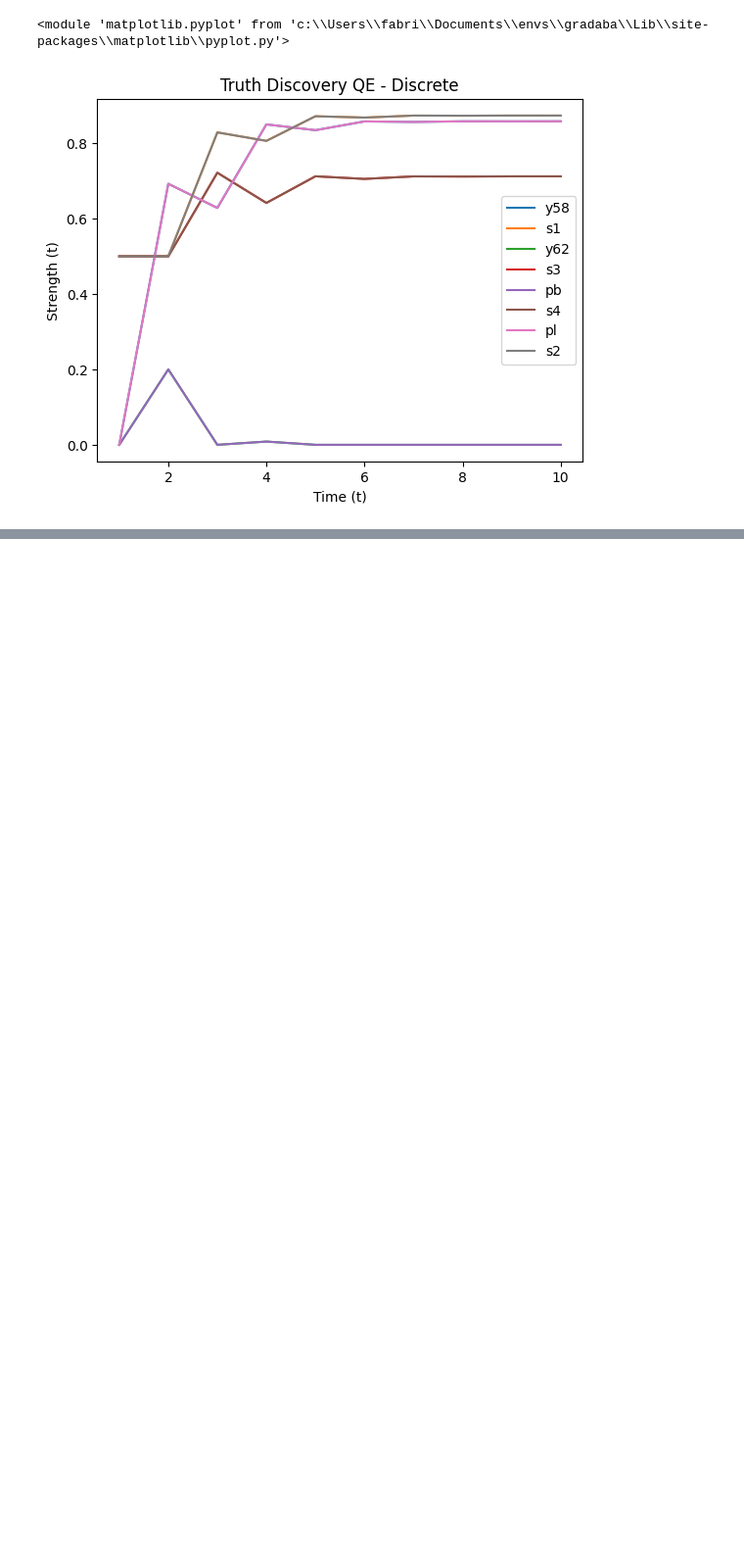
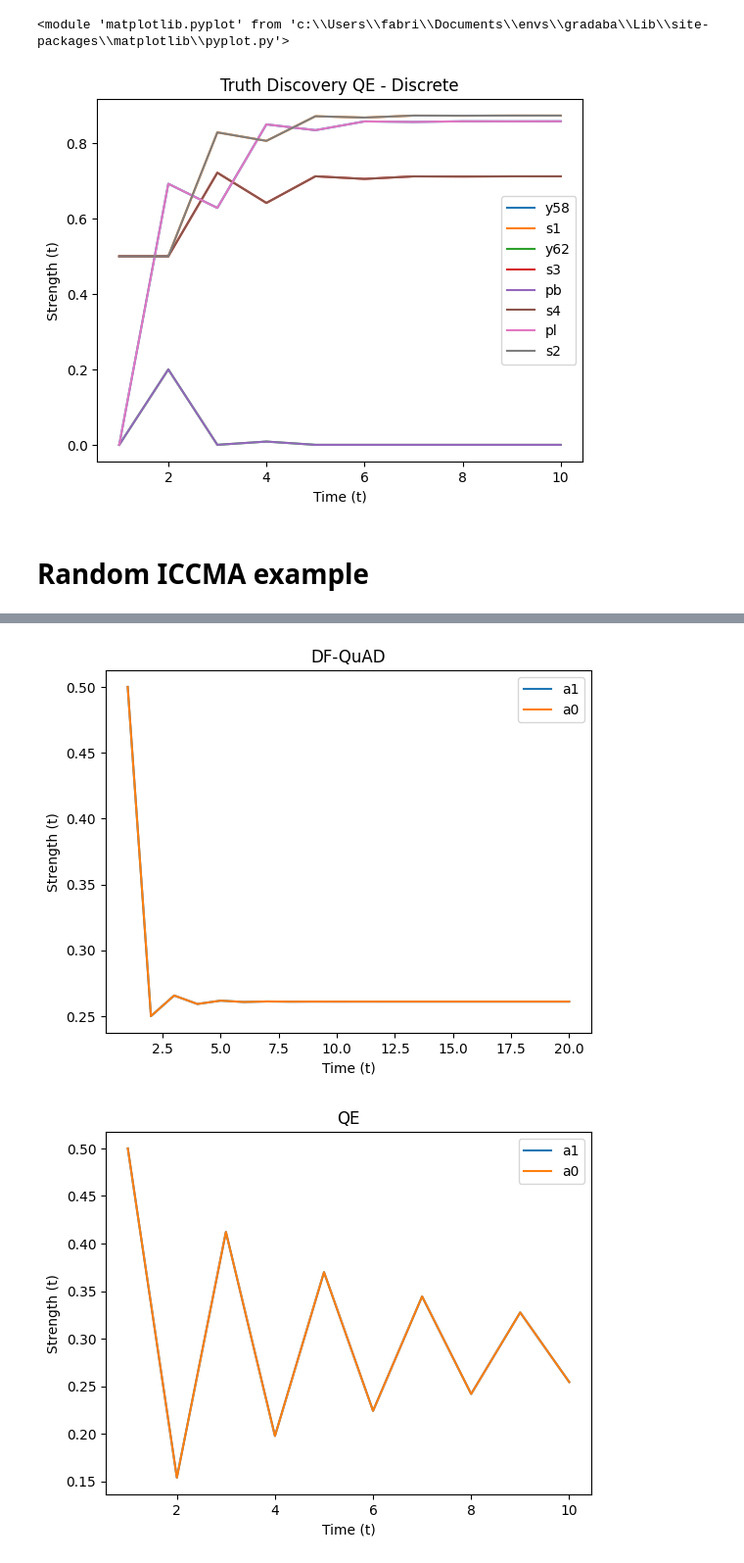
Before and after one commit to briziorusso/GradualABA, a Jupyter notebook: examples/gradual_argumentation_examples.ipynb, the cells around one changed output, grey strips where cells are left out. Shown at 98% size. Saved outputs shown, nothing was run; the diff lists cells and outputs as text; code cells hidden in the pictures; blank space fills up the shorter version.

Commit message:
solve and plot example from ICCMA

```diff
--- a/examples/gradual_argumentation_examples.ipynb
+++ b/examples/gradual_argumentation_examples.ipynb
@@ -205,3 +205,54 @@ Set Aggregation:  SetSumAggregation
 -------
 <module 'matplotlib.pyplot' from 'c:\\Users\\fabri\\Documents\\envs\\gradaba\\Lib\\site-packages\\matplotlib\\pyplot.py'>
 [figure]
+# %% [markdown]
+# Random ICCMA example
+# %%
+import sys
+sys.path.append("../")
+
+from BAG import BAG
+
+from plotting import strengthplot
+
+from ABAF import ABAF
+from ABAF.Assumption import Assumption
+from BSAF import BSAF
+from BSAF.Argument import Argument
+from semantics.bsafDiscreteModular import DiscreteModular
+from semantics.modular.EulerBasedInfluence import EulerBasedInfluence
+from semantics.modular.LinearInfluence import LinearInfluence
+from semantics.modular.ProductAggregation import ProductAggregation
+from semantics.modular.SetProductAggregation import SetProductAggregation
+from semantics.modular.SetSumAggregation import SetSumAggregation
+from semantics.modular import SumAggregation
+from semantics.modular import QuadraticMaximumInfluence
+
+
+## Load ICCMA example
+abaf = ABAF(path="/vol/bitbucket/fr920/dependency-graph-alternative/input_data_nf/non_flat_1_s25_c0.02_n0.2_a0.1_r5_b5_1.aba")
+# abaf = ABAF(path="ABA_ICCMA_input.iccma")
+# abaf = ABAF(path="ex2.iccma")
+
+print(abaf)
+
+bsaf = abaf.to_bsaf()
+print(bsaf)
+
+model = DiscreteModular(BSAF=bsaf, aggregation=ProductAggregation(),
+                        influence=LinearInfluence(conservativeness=1),
+                        set_aggregation=SetSumAggregation())
+
+model.solve(20, generate_plot=True)
+
+strengthplot(model, 1, 1, "DF-QuAD")
+
+
+model2 = DiscreteModular(BSAF=bsaf, aggregation=SumAggregation(),
+                        influence=QuadraticMaximumInfluence(conservativeness=1),
+                        set_aggregation=SetSumAggregation())
+
+model2.solve(10, generate_plot=True)
+
+strengthplot(model2, 1, 1, "QE")
+# %% [output]
@@ -207,0 +277,2 @@ Set Aggregation:  SetSumAggregation
+[figure, added]
+[figure, added]
```
Also changed, not shown: parts of 1 cell of this notebook.
